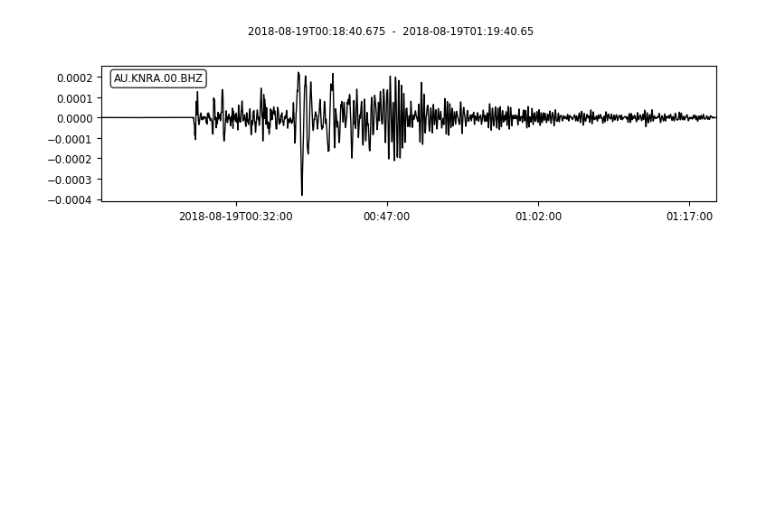
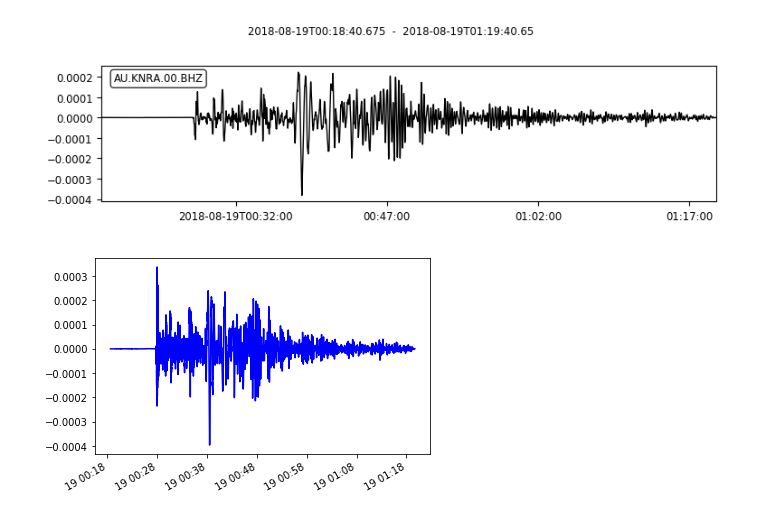
Before and after one commit to DanielOrtega94/Proyecto-Python-Cientifico, a Jupyter notebook: Procesamiento.ipynb, the cells around one changed output. Saved outputs shown, nothing was run; the diff lists cells and outputs as text; code cells hidden in the pictures; blank space fills up the shorter version.

```diff
--- a/Procesamiento.ipynb
+++ b/Procesamiento.ipynb
@@ -137,3 +137,16 @@ tam = np.size(st)
 st[0].plot()
 # %% [output]
 [figure]
+# %%
+import matplotlib.pyplot as plt
+
+tr = st[0]
+
+fig = plt.figure()
+ax = fig.add_subplot(1, 1, 1)
+ax.plot(tr.times("matplotlib"), tr.data, "b-")
+ax.xaxis_date()
+fig.autofmt_xdate()
+plt.show()
+# %% [output]
+[figure, added]
```
Also changed, not shown: 3 other files.
